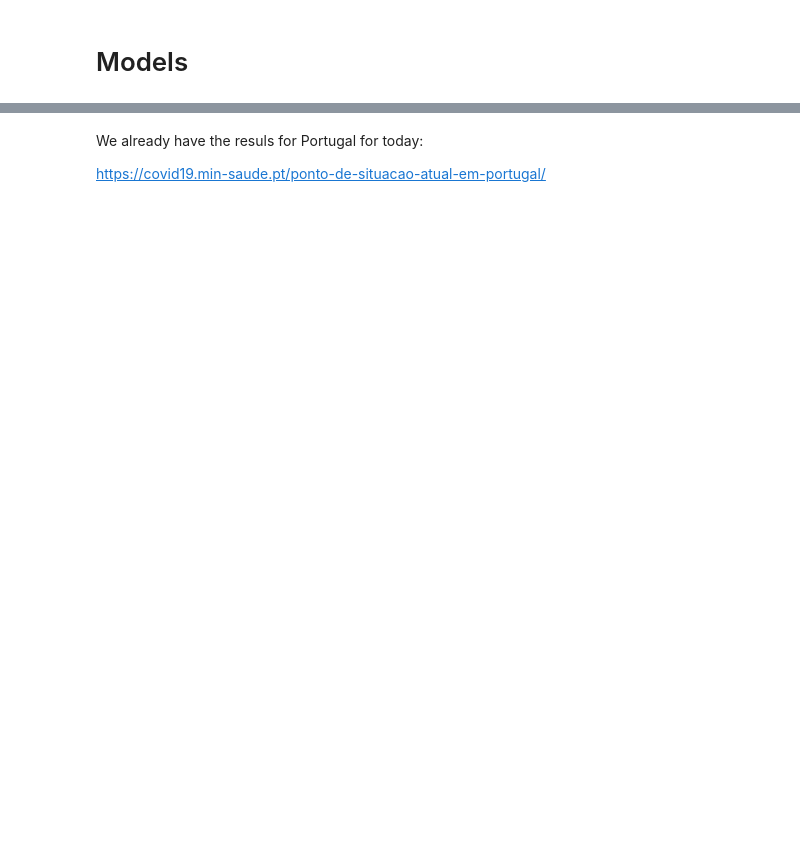
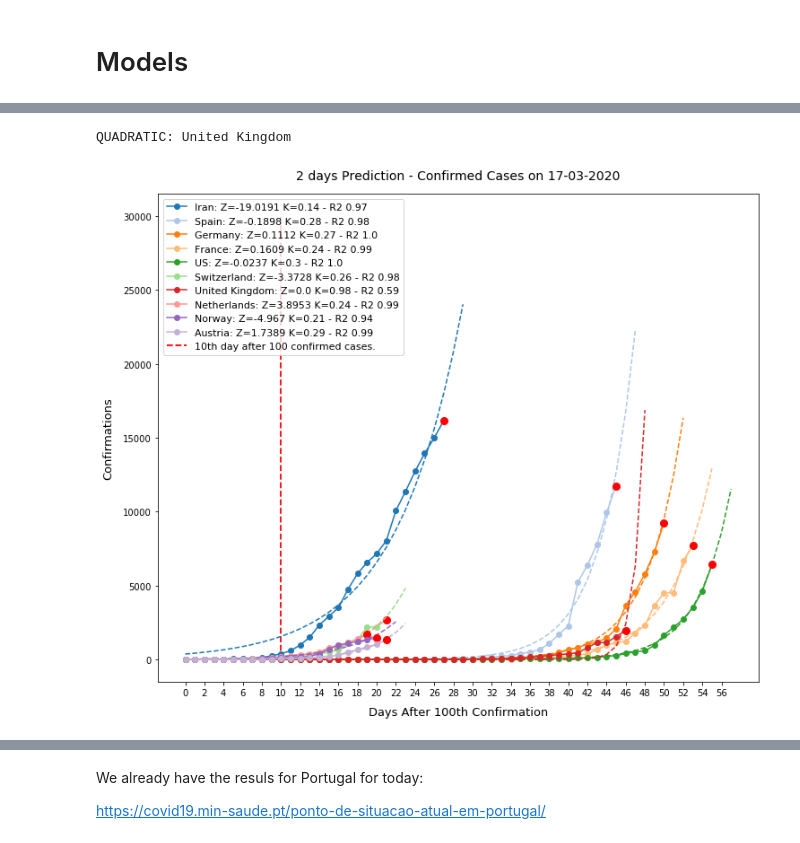
Before and after one commit to taborda11/covid19, a Jupyter notebook: covid-19.ipynb, the cells around one changed output, grey strips where cells are left out. Cells and saved outputs as stored; diff of their text form; code cells hidden in the pictures; blank space fills up the shorter version.

```diff
--- a/covid-19.ipynb
+++ b/covid-19.ipynb
@@ -270,2 +284,57 @@ plt.savefig('data/modelchina.png')
+# %%
+ndays_prev = 2
+#colors = cm.get_cmap('Dark2').colors
+plt.figure(figsize=(12,10))
+confirmed_by_country_filtered = confirmed_by_country.drop(['China', 'Korea, South', 'Italy'])
+countries = confirmed_by_country_filtered['n_confirmed'].sort_values(ascending=False)[:10].index.values
+#countries = np.append(countries, 'Portugal')
+maximum = 0
+
+for i, country_name in enumerate(countries):
+    country_y = confirmed_country_day.loc[country_name]
+    country_y = country_y[country_y>=1]
+
+    country_y = np.concatenate((np.array([0]),country_y))
+    xdata_real = list(range(len(country_y)))
+
+    popt, pcov = curve_fit(exponential, xdata_real, country_y, maxfev=100000)
+    xdata_all = xdata_real + [i for i in range(xdata_real[-1]+1, xdata_real[-1]+ndays_prev+1)]
+
+    if xdata_all[-1] > maximum:
+        maximum = xdata_all[-1]
+
+    prevs_to_plot = exponential(np.array(xdata_all), *popt)
+    predicted_func = exponential(np.array(xdata_real), *popt)
+    coefficient_of_dermination = r2_score(country_y,  predicted_func)
+    if (coefficient_of_dermination < 0.8):
+        print ("QUADRATIC:" , country_name)
+        popt, pcov = curve_fit(exponential, xdata_real, country_y, maxfev=100000)
+        xdata_all = xdata_real + [i for i in range(xdata_real[-1]+1, xdata_real[-1]+ndays_prev+1)]
+
+        if xdata_all[-1] > maximum:
+            maximum = xdata_all[-1]
+
+        prevs_to_plot = exponential(np.array(xdata_all), *popt)
+        predicted_func = exponential(np.array(xdata_real), *popt)
+        coefficient_of_dermination = r2_score(country_y,  predicted_func)
+
+
+
+    plt.plot(xdata_all, prevs_to_plot, linestyle='dashed', color=colors[i])
+    plt.plot(xdata_real, country_y, color=colors[i], marker='o', \
+             label=f"{country_name}: Z={round(popt[0], 4)} K={round(popt[1], 2)} - R2 {round(coefficient_of_dermination,2)}")
+    _ = plt.plot(len(country_y)-1, country_y[-1], 'ro', markersize=8)
+
+_ = plt.vlines(x=10, ymin=0, ymax=30000, linestyles='dashed', colors='r', label=f'10th day after 100 confirmed cases.',
+              linewidth=1.8)
+_ = plt.xticks(ticks=[i for i in range(0, maximum+1) if i % 2 == 0])
+plt.legend(loc='upper left', fontsize=11)
+_ = plt.title(f'{ndays_prev} days Prediction - Confirmed Cases on {today}', fontdict={'fontsize':14}, pad=16.0)
+_ = plt.xlabel('Days After 100th Confirmation', fontdict={'fontsize':13}, labelpad=10.0)
+_ = plt.ylabel('Confirmations', fontdict={'fontsize':13}, labelpad=10.0)
+plt.savefig('data/confirmed_top5.png')
+# %% [output]
+QUADRATIC: United Kingdom
+[figure, added]
 # %%
 ndays_prev = 2
```
Also changed, not shown: parts of 16 cells of this notebook.
